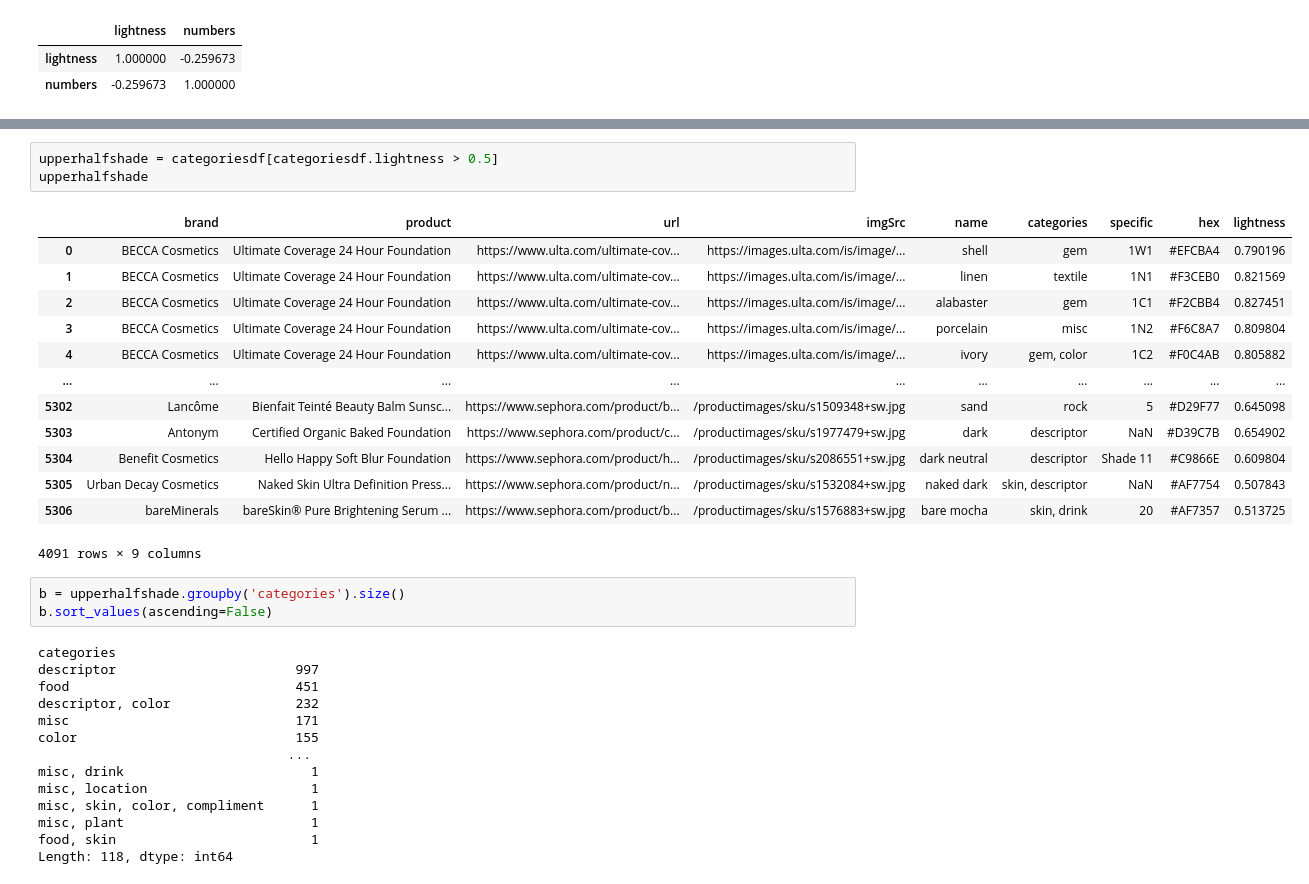
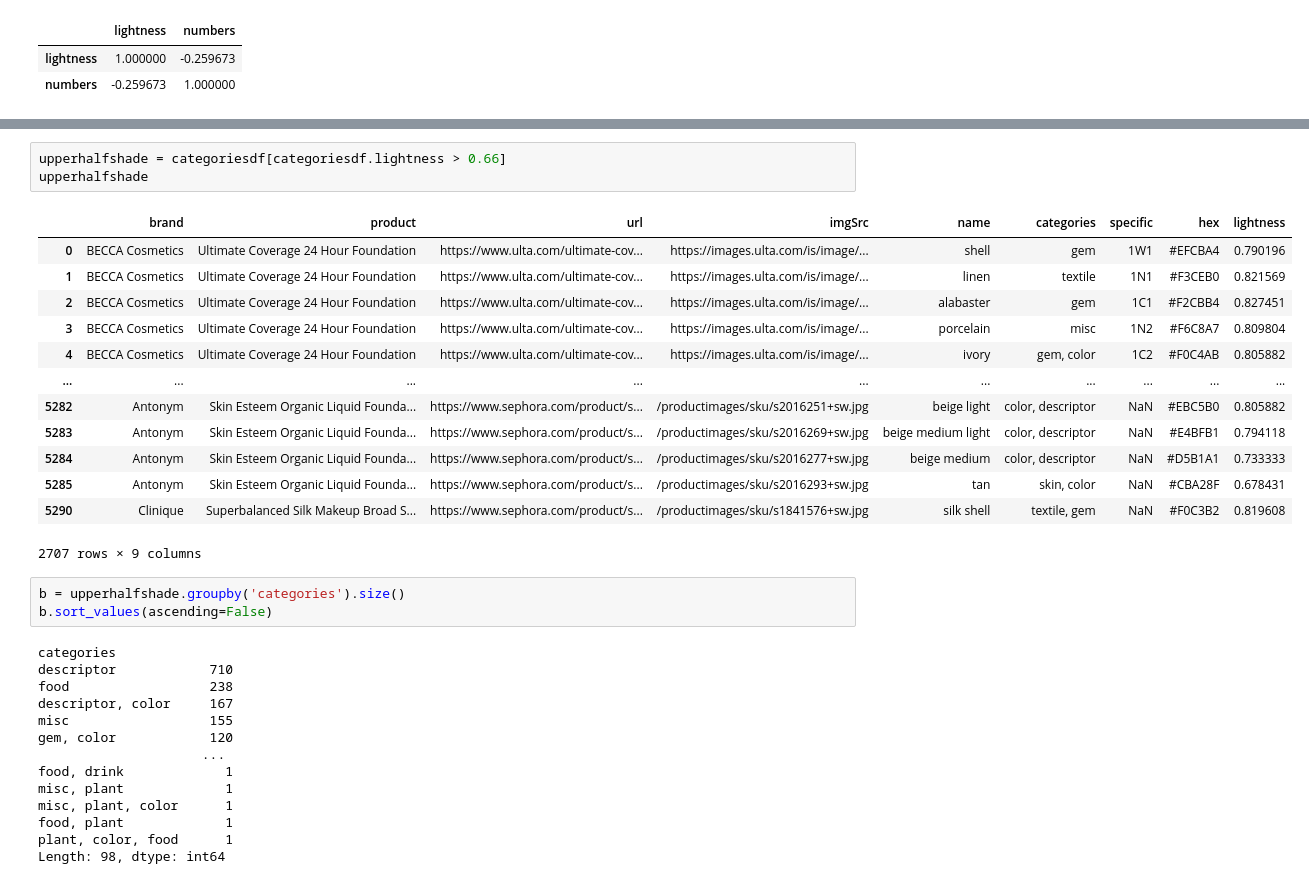
Before and after one commit to samanthapark23/dh140project, a Jupyter notebook: Project Assignment #2.ipynb, the cells around one changed output, grey strips where cells are left out. Saved outputs shown, nothing was run; the diff lists cells and outputs as text.

```diff
--- a/Project Assignment #2.ipynb
+++ b/Project Assignment #2.ipynb
@@ -224,37 +625,37 @@ Length: 68, dtype: int64
 # %%
-upperhalfshade = categoriesdf[categoriesdf.lightness > 0.5]
+upperhalfshade = categoriesdf[categoriesdf.lightness > 0.66]
 upperhalfshade
 # %% [output]
 |  | brand | product | url | imgSrc | name | categories | specific | hex | lightness |
 | 0 | BECCA Cosmetics | Ultimate Coverage 24 Hour Foundation | https://www.ulta.com/ultimate-cov... | https://images.ulta.com/is/image/... | shell | gem | 1W1 | #EFCBA4 | 0.790196 |
 | 1 | BECCA Cosmetics | Ultimate Coverage 24 Hour Foundation | https://www.ulta.com/ultimate-cov... | https://images.ulta.com/is/image/... | linen | textile | 1N1 | #F3CEB0 | 0.821569 |
 | 2 | BECCA Cosmetics | Ultimate Coverage 24 Hour Foundation | https://www.ulta.com/ultimate-cov... | https://images.ulta.com/is/image/... | alabaster | gem | 1C1 | #F2CBB4 | 0.827451 |
 | 3 | BECCA Cosmetics | Ultimate Coverage 24 Hour Foundation | https://www.ulta.com/ultimate-cov... | https://images.ulta.com/is/image/... | porcelain | misc | 1N2 | #F6C8A7 | 0.809804 |
 | 4 | BECCA Cosmetics | Ultimate Coverage 24 Hour Foundation | https://www.ulta.com/ultimate-cov... | https://images.ulta.com/is/image/... | ivory | gem, color | 1C2 | #F0C4AB | 0.805882 |
 | ... | ... | ... | ... | ... | ... | ... | ... | ... | ... |
-| 5302 | Lancôme | Bienfait Teinté Beauty Balm Sunsc... | https://www.sephora.com/product/b... | /productimages/sku/s1509348+sw.jpg | sand | rock | 5 | #D29F77 | 0.645098 |
-| 5303 | Antonym | Certified Organic Baked Foundation | https://www.sephora.com/product/c... | /productimages/sku/s1977479+sw.jpg | dark | descriptor | NaN | #D39C7B | 0.654902 |
-| 5304 | Benefit Cosmetics | Hello Happy Soft Blur Foundation | https://www.sephora.com/product/h... | /productimages/sku/s2086551+sw.jpg | dark neutral | descriptor | Shade 11 | #C9866E | 0.609804 |
-| 5305 | Urban Decay Cosmetics | Naked Skin Ultra Definition Press... | https://www.sephora.com/product/n... | /productimages/sku/s1532084+sw.jpg | naked dark | skin, descriptor | NaN | #AF7754 | 0.507843 |
-| 5306 | bareMinerals | bareSkin® Pure Brightening Serum ... | https://www.sephora.com/product/b... | /productimages/sku/s1576883+sw.jpg | bare mocha | skin, drink | 20 | #AF7357 | 0.513725 |
+| 5282 | Antonym | Skin Esteem Organic Liquid Founda... | https://www.sephora.com/product/s... | /productimages/sku/s2016251+sw.jpg | beige light | color, descriptor | NaN | #EBC5B0 | 0.805882 |
+| 5283 | Antonym | Skin Esteem Organic Liquid Founda... | https://www.sephora.com/product/s... | /productimages/sku/s2016269+sw.jpg | beige medium light | color, descriptor | NaN | #E4BFB1 | 0.794118 |
+| 5284 | Antonym | Skin Esteem Organic Liquid Founda... | https://www.sephora.com/product/s... | /productimages/sku/s2016277+sw.jpg | beige medium | color, descriptor | NaN | #D5B1A1 | 0.733333 |
+| 5285 | Antonym | Skin Esteem Organic Liquid Founda... | https://www.sephora.com/product/s... | /productimages/sku/s2016293+sw.jpg | tan | skin, color | NaN | #CBA28F | 0.678431 |
+| 5290 | Clinique | Superbalanced Silk Makeup Broad S... | https://www.sephora.com/product/s... | /productimages/sku/s1841576+sw.jpg | silk shell | textile, gem | NaN | #F0C3B2 | 0.819608 |
-4091 rows × 9 columns
+2707 rows × 9 columns
 # %%
 b = upperhalfshade.groupby('categories').size()
 b.sort_values(ascending=False)
 # %% [output]
 categories
-descriptor                       997
-food                             451
-descriptor, color                232
-misc                             171
-color                            155
-                                ...
-misc, drink                        1
-misc, location                     1
-misc, skin, color, compliment      1
-misc, plant                        1
-food, skin                         1
-Length: 118, dtype: int64
+descriptor            710
+food                  238
+descriptor, color     167
+misc                  155
+gem, color            120
+                     ...
+food, drink             1
+misc, plant             1
+misc, plant, color      1
+food, plant             1
+plant, color, food      1
+Length: 98, dtype: int64
 # %%
 uppercomplimentfreq = upperhalfshade[upperhalfshade['categories'].str.contains('compliment')]
 uppercomplimentfreq #81 counts
```
Also changed, not shown: parts of 73 cells of this notebook.
